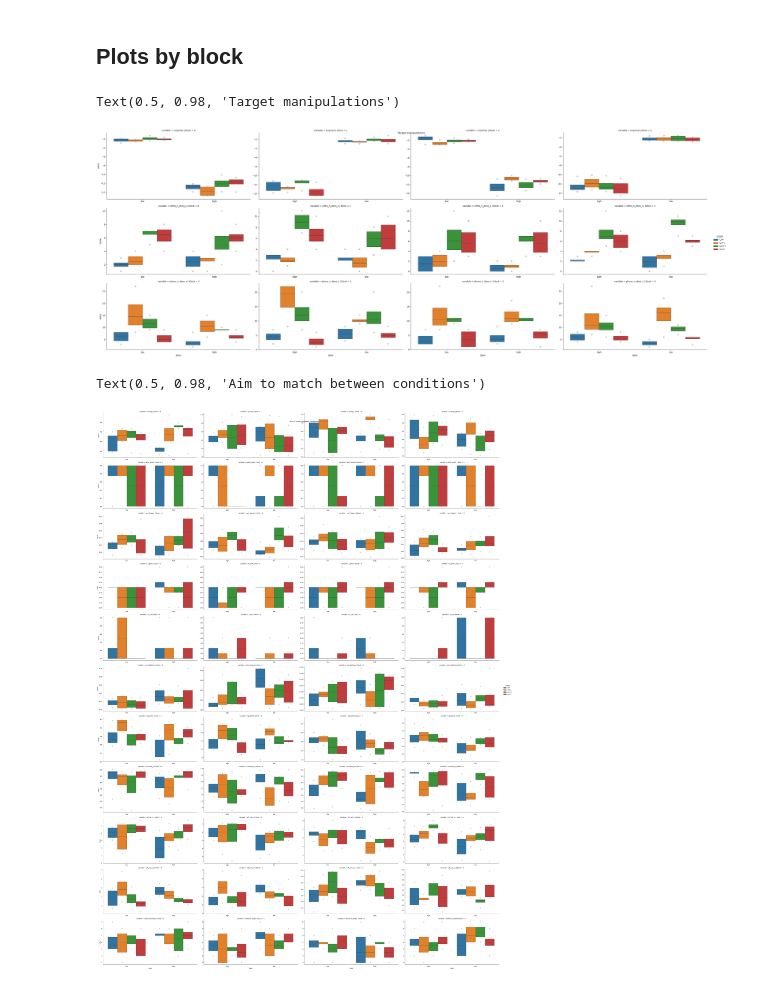
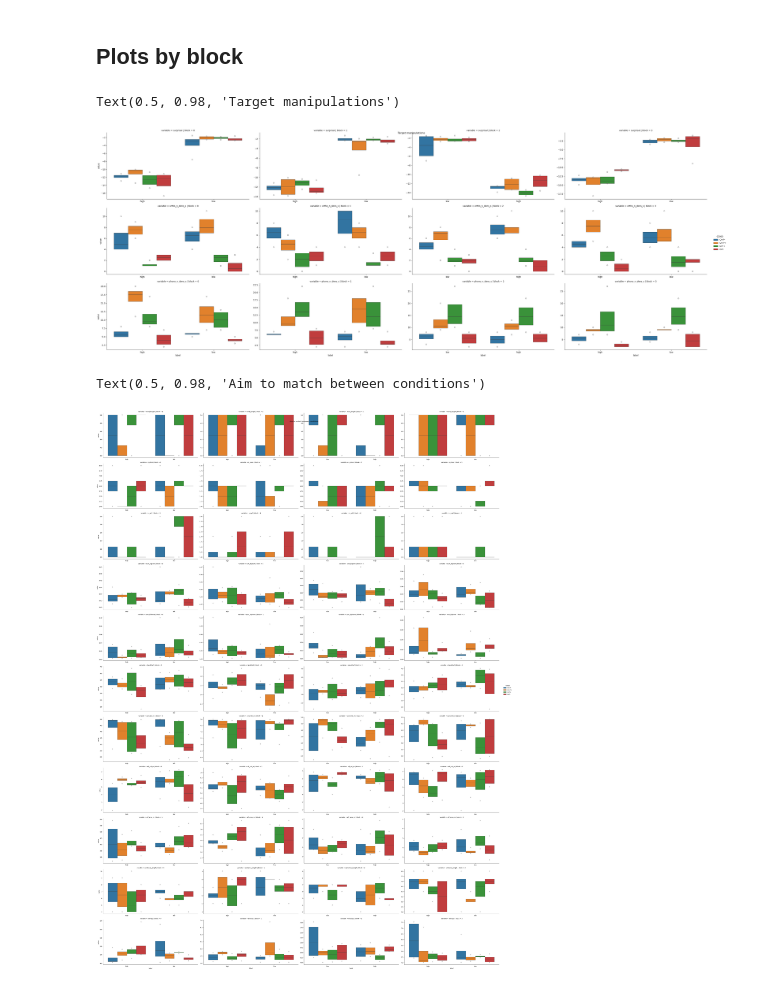
Before and after one commit to hans/np-neighborhood, a Jupyter notebook: 04 sample materials.ipynb, the cells around one changed output. Drawn from its saved outputs; the diff is of its cells as text; code cells hidden in the pictures.

Commit message:
stage notebooks used to generate a0246a17. includes manually added sentences; refactored and cleaned up `stimulus_gen` module

```diff
--- a/04 sample materials.ipynb
+++ b/04 sample materials.ipynb
@@ -261,17 +145,19 @@ def objective(sentence_df, melted_df, alpha=0.01, verbose=False):
+# %%
+gen = StimulusGenerator(words, candidate_sentences)
 # %%
-s_words, s_sentences, s_melted = get_sample()
+s_words, s_sentences, s_melted = gen.get_sample()
 s_sentences.groupby("block").target_word.value_counts().max()
 # %% [output]
 2
 # %%
 @delayed
 def sample_and_evaluate():
-    s_words, s_sentences, s_melted = get_sample()
-    obj, sentinel = objective(s_sentences, s_melted)
+    s_words, s_sentences, s_melted = gen.get_sample()
+    obj, sentinel = gen.objective(s_sentences, s_melted)
     return obj, sentinel, (s_words, s_sentences, s_melted)
 # %%
 # Create a list of delayed evaluation tasks
-tasks = [sample_and_evaluate() for i in range(50000)]
+tasks = [sample_and_evaluate() for i in range(100000)]
 
 # Compute all tasks in parallel
 with ProgressBar():
@@ -368,19 +272,19 @@ Text(0.5, 0.98, 'Other stuff')
 # %% [markdown]
 ## Plots by block
 # %%
-g = sns.catplot(data=s_melted[s_melted.variable.isin(max_variables)],
+g = sns.catplot(data=s_melted[s_melted.variable.isin(gen.max_variables)],
                 x="label", hue="COND", y="value", row="variable", col="block",
                 kind="boxen", aspect=2, sharex=False, sharey=False)
 g.fig.suptitle("Target manipulations")
 # %% [output]
 Text(0.5, 0.98, 'Target manipulations')
-[figure, old version]
+[figure, new version]
 # %%
-g = sns.catplot(data=s_melted[s_melted.variable.isin(min_variables)],
+g = sns.catplot(data=s_melted[s_melted.variable.isin(gen.min_variables)],
                 x="label", hue="COND", y="value", row="variable", col="block",
                 kind="boxen", aspect=2, sharex=False, sharey=False)
 g.fig.suptitle("Aim to match between conditions")
 # %% [output]
 Text(0.5, 0.98, 'Aim to match between conditions')
-[figure, old version]
+[figure, new version]
 # %%
```
Also changed, not shown: parts of 25 cells of this notebook, 3 other files.
